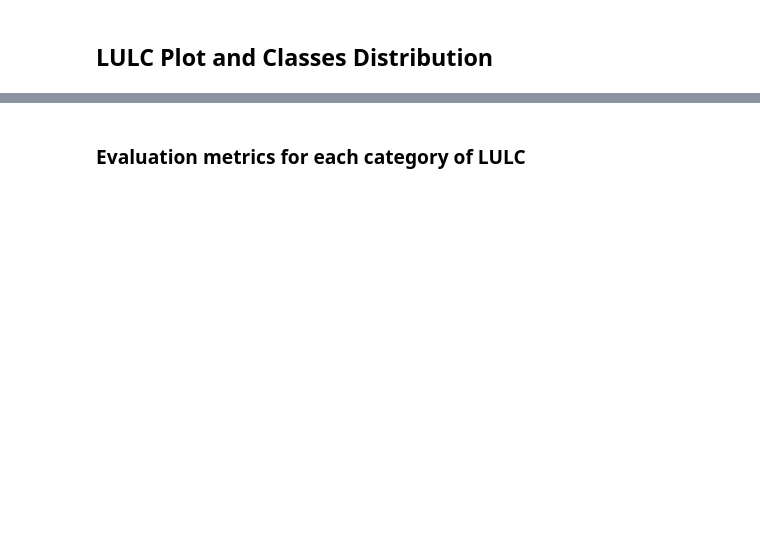
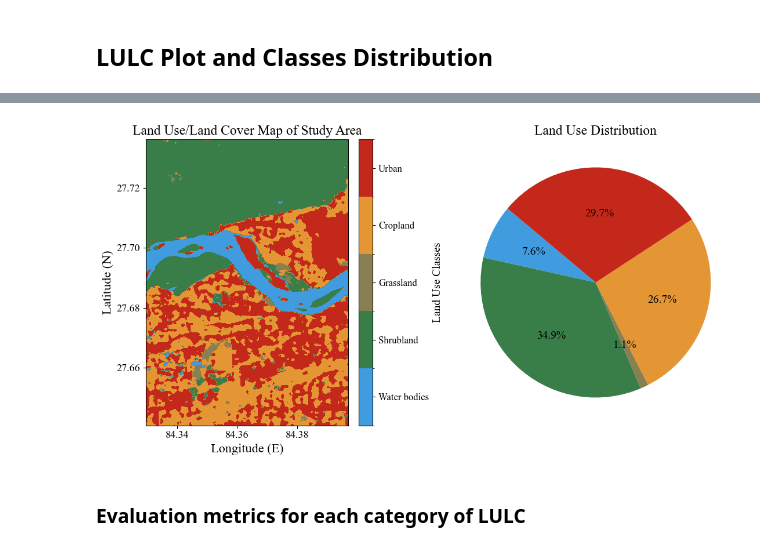
Before and after one commit to aakritiadk1/Vegetation_Indices, a Jupyter notebook: code/metricscalcandplot.ipynb, the cells around one changed output, grey strips where cells are left out. Drawn from its saved outputs; the diff is of its cells as text; code cells hidden in the pictures; blank space fills up the shorter version.

```diff
--- a/code/metricscalcandplot.ipynb
+++ b/code/metricscalcandplot.ipynb
@@ -38,2 +41,6 @@ Processing LULC_Resampled.tif...
 # %% [markdown]
 <span style="font-family: 'Times New Roman', Times, serif; font-size: 1.5em;">Plotting the Indexes</span>
+# %%
+# Enable LaTeX font rendering
+plt.rcParams['font.family'] = 'serif'
+plt.rcParams['font.serif'] = ['Times New Roman']
@@ -268,0 +506,89 @@ plt.show()
+# %%
+import rasterio
+import numpy as np
+import matplotlib.pyplot as plt
+from matplotlib.colors import ListedColormap, BoundaryNorm
+from pathlib import Path
+
+# Load the LULC data
+lulc_path = Path('../Data/LULC5m.tif')
+with rasterio.open(lulc_path) as src:
+    lulc_data = src.read(1)
+    transform = src.transform
+    bounds = src.bounds
+
+# Define the category names and corresponding colors
+category_names = [
+    'Water bodies', 'Shrubland', 'Grassland', 'Cropland', 'Urban'
+]
+colors = [
+    '#419BDF', '#397D49', '#888053', '#E49635', '#C4281B'
+]
+
+# Map original categories to new indices
+category_map = {
+    0: 0,  # Water bodies
+    1: 1,  # Shrubland
+    2: 2,  # Grassland
+    4: 3,  # Cropland
+    6: 4   # Urban
+}
+
+# Apply the category map to the lulc_data
+lulc_data_filtered = np.copy(lulc_data)
+for original, new in category_map.items():
+    lulc_data_filtered[lulc_data == original] = new
+
+# Get unique values and their counts
+unique, counts = np.unique(lulc_data_filtered, return_counts=True)
+total_pixels = lulc_data_filtered.size
+percentages = (counts / total_pixels) * 100
+
+# Filter category names, colors, and percentages based on present classes
+present_categories = [category_names[u] for u in unique if u < len(category_names)]
+present_colors = [colors[u] for u in unique if u < len(colors)]
+present_percentages = [percentages[np.where(unique == u)[0][0]] for u in unique if u < len(category_names)]
+
+# Print the percentage of each land use category
+for name, percentage in zip(present_categories, present_percentages):
+    print(f"{name}: {percentage:.2f}%")
+
+# Plot the LULC data and pie chart
+fig, (ax, ax_pie) = plt.subplots(1, 2, figsize=(14, 6), gridspec_kw={'width_ratios': [3, 1.5]})
+
+# Define the boundaries and normalization based on the filtered categories
+boundaries = np.arange(len(present_categories) + 1) - 0.5
+norm = BoundaryNorm(boundaries, len(present_categories), clip=True)
+
+# Use the extent parameter to set the coordinate system
+extent = [bounds.left, bounds.right, bounds.bottom, bounds.top]
+
+im = ax.imshow(lulc_data_filtered, cmap=ListedColormap(present_colors), norm=norm, extent=extent)
+
+# Adjust the position of the color bar to be closer to the raster
+cbar = fig.colorbar(im, ax=ax, ticks=np.arange(len(present_categories)), spacing='proportional', shrink=1.0, pad=0.02)
+cbar.set_label('Land Use Classes', fontsize=14)
+cbar.set_ticks(np.arange(len(present_categories)))
+cbar.set_ticklabels(present_categories)  # Only category names, no percentages
+cbar.ax.tick_params(labelsize=12)  # Adjust color bar tick label size
+
+# Plot the pie chart with percentage labels
+ax_pie.pie(present_percentages, colors=present_colors, autopct=lambda p: f'{p:.1f}%', startangle=140, textprops={'fontsize': 14})
+ax_pie.axis('equal')
+ax_pie.set_title('Land Use Distribution', fontsize=17)
+
+# Set the title and labels for the raster
+ax.set_title('Land Use/Land Cover Map of Study Area', fontsize=17)
+ax.set_xlabel('Longitude (E)', fontsize=16)
+ax.set_ylabel('Latitude (N)', fontsize=16)
+
+# Adjust x and y tick label sizes
+ax.tick_params(axis='both', which='major', labelsize=13)
+
+# Show the plot
+plt.tight_layout()
+
+# Save the Image
+plt.savefig('../Images/LULC.png', dpi=600, bbox_inches='tight')
+plt.show()
+# %% [output]
@@ -269,2 +600,3 @@ plt.show()
+[figure, added]
 # %% [markdown]
 ### Evaluation metrics for each category of LULC
```
Also changed, not shown: parts of 18 cells of this notebook, 2 other files.
